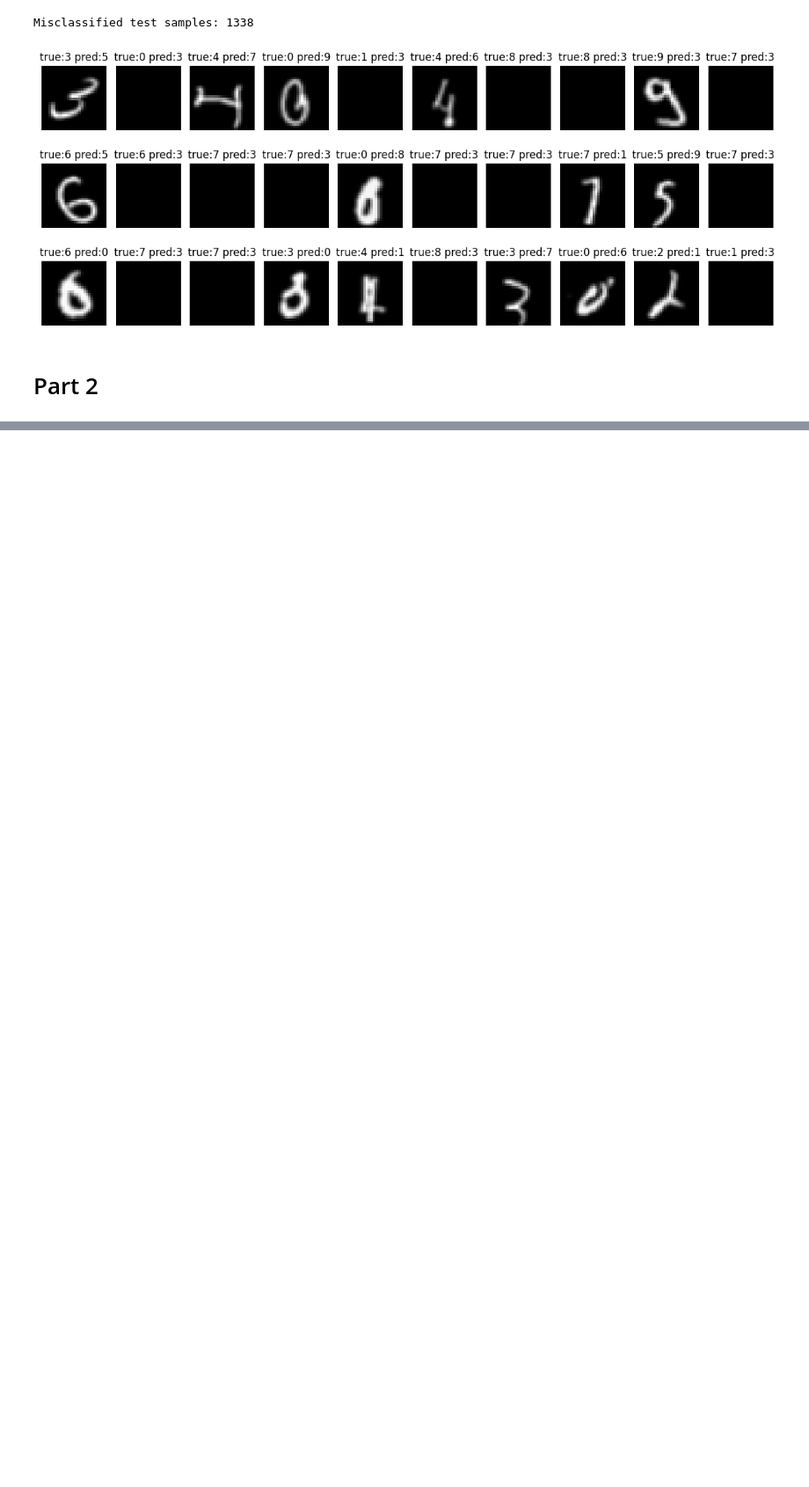
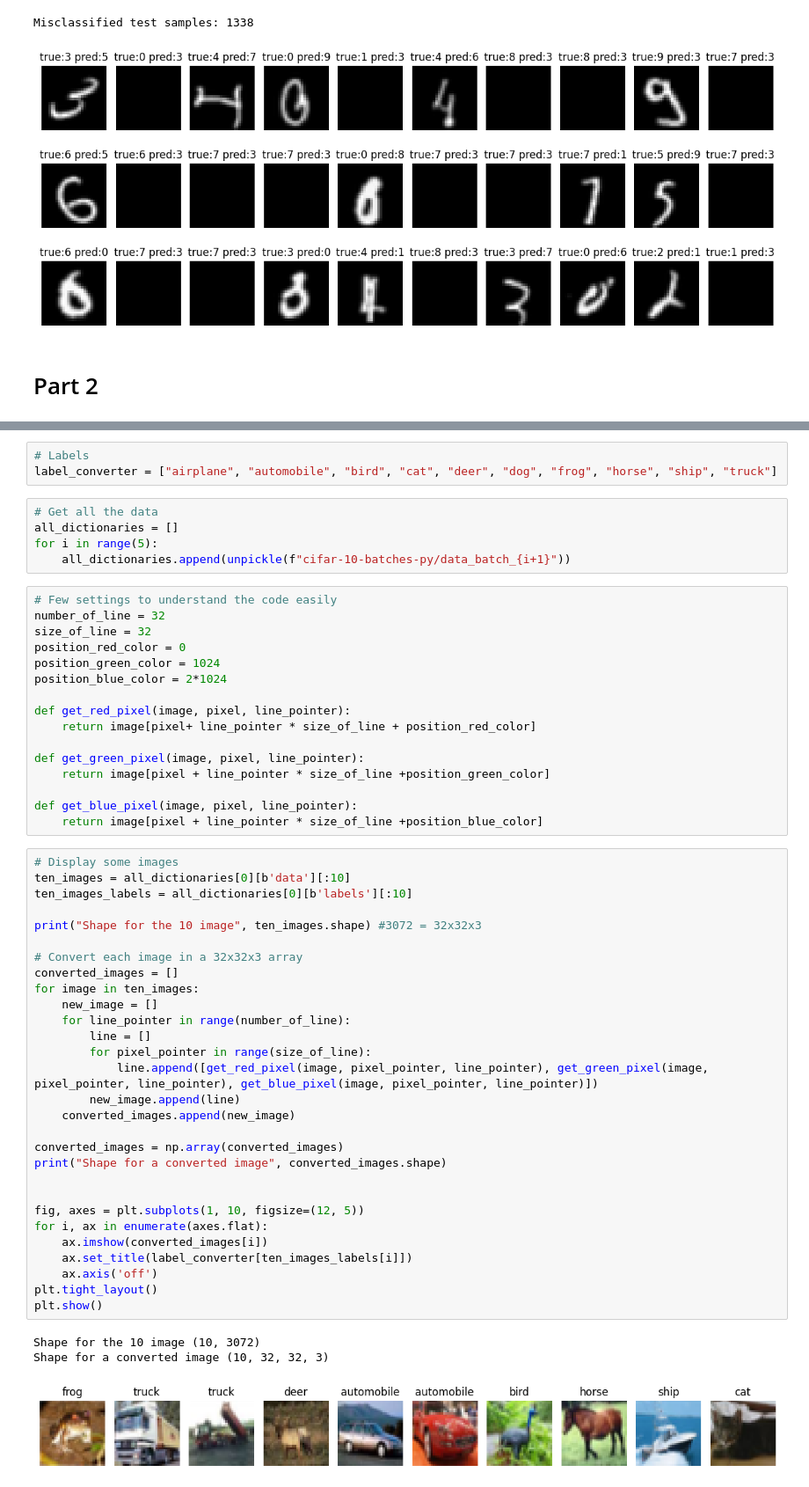
Before and after one commit to Graim-lee/From-analysing-digits-to-identifying-cancer, a Jupyter notebook: main.ipynb, the cells around one changed output, grey strips where cells are left out. Shown at 88% size. Drawn from its saved outputs; the diff is of its cells as text; blank space fills up the shorter version.

```diff
--- a/main.ipynb
+++ b/main.ipynb
@@ -660,0 +667,57 @@ Misclassified test samples: 1338
+# %%
+# Labels
+label_converter = ["airplane", "automobile", "bird", "cat", "deer", "dog", "frog", "horse", "ship", "truck"]
+# %%
+# Get all the data
+all_dictionaries = []
+for i in range(5):
+    all_dictionaries.append(unpickle(f"cifar-10-batches-py/data_batch_{i+1}"))
+# %%
+# Few settings to understand the code easily
+number_of_line = 32
+size_of_line = 32
+position_red_color = 0
+position_green_color = 1024
+position_blue_color = 2*1024
+
+def get_red_pixel(image, pixel, line_pointer):
+    return image[pixel+ line_pointer * size_of_line + position_red_color]
+
+def get_green_pixel(image, pixel, line_pointer):
+    return image[pixel + line_pointer * size_of_line +position_green_color]
+
+def get_blue_pixel(image, pixel, line_pointer):
+    return image[pixel + line_pointer * size_of_line +position_blue_color]
+# %%
+# Display some images
+ten_images = all_dictionaries[0][b'data'][:10]
+ten_images_labels = all_dictionaries[0][b'labels'][:10]
+
+print("Shape for the 10 image", ten_images.shape) #3072 = 32x32x3
+
+# Convert each image in a 32x32x3 array
+converted_images = []
+for image in ten_images:
+    new_image = []
+    for line_pointer in range(number_of_line):
+        line = []
+        for pixel_pointer in range(size_of_line):
+            line.append([get_red_pixel(image, pixel_pointer, line_pointer), get_green_pixel(image, pixel_pointer, line_pointer), get_blue_pixel(image, pixel_pointer, line_pointer)])
+        new_image.append(line)
+    converted_images.append(new_image)
+
+converted_images = np.array(converted_images)
+print("Shape for a converted image", converted_images.shape)
+
+
+fig, axes = plt.subplots(1, 10, figsize=(12, 5))
+for i, ax in enumerate(axes.flat):
+    ax.imshow(converted_images[i])
+    ax.set_title(label_converter[ten_images_labels[i]])
+    ax.axis('off')
+plt.tight_layout()
+plt.show()
+# %% [output]
+Shape for the 10 image (10, 3072)
+Shape for a converted image (10, 32, 32, 3)
+[figure, added]
```
Also changed, not shown: parts of 3 cells of this notebook, 8 other files.
